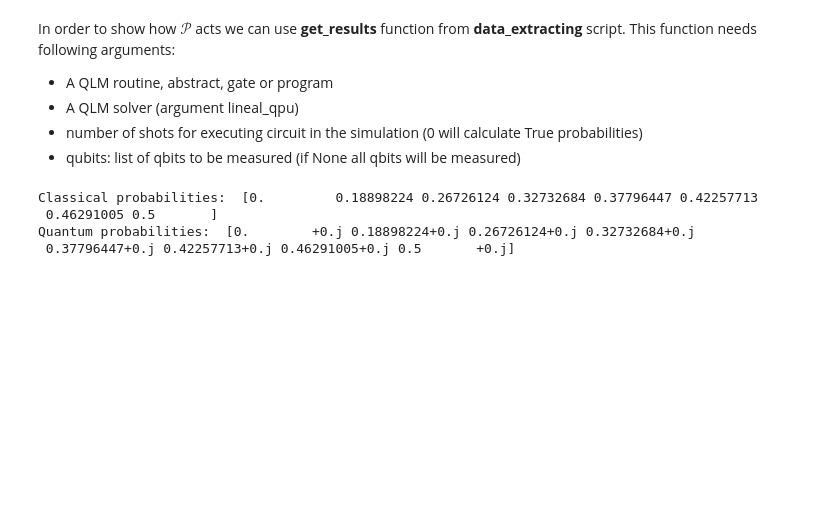
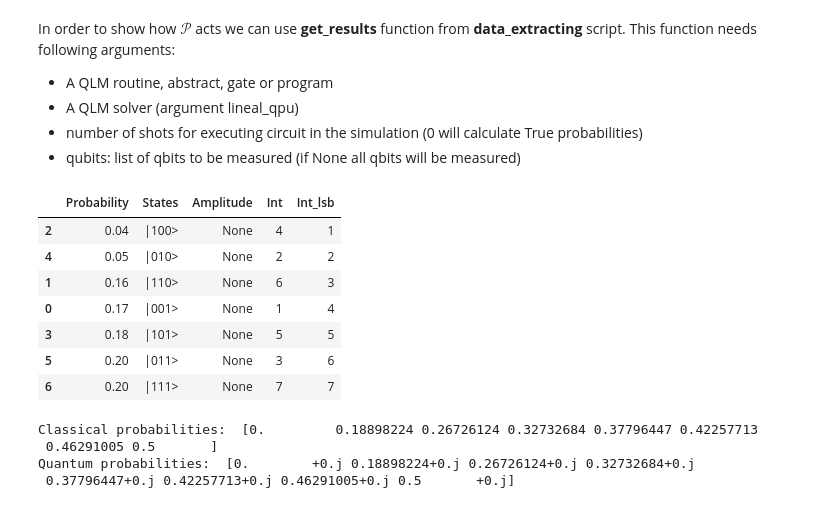
Before and after one commit to albertomanzano/QuantumComputing, a Jupyter notebook: notebooks/02_AmplitudeAmplification_Operators.ipynb, the cells around one changed output. Cells and saved outputs as stored; diff of their text form; code cells hidden in the pictures; blank space fills up the shorter version.

Commit message:
Notebook can work with the modification of get_results

```diff
--- a/notebooks/02_AmplitudeAmplification_Operators.ipynb
+++ b/notebooks/02_AmplitudeAmplification_Operators.ipynb
@@ -48,6 +48,16 @@ In order to show how $\mathcal{P}$ acts we can use **get_results** function from
 # %%
 results_loading, _, _, _ = get_results(probability_routine, linalg_qpu=linalg_qpu, shots=0)
 amplitudes_loading = results_loading["Amplitude"].values
+results_loading
+# %% [output]
+|  | Probability | States | Amplitude | Int | Int_lsb |
+| 2 | 0.04 | |100> | None | 4 | 1 |
+| 4 | 0.05 | |010> | None | 2 | 2 |
+| 1 | 0.16 | |110> | None | 6 | 3 |
+| 0 | 0.17 | |001> | None | 1 | 4 |
+| 3 | 0.18 | |101> | None | 5 | 5 |
+| 5 | 0.20 | |011> | None | 3 | 6 |
+| 6 | 0.20 | |111> | None | 7 | 7 |
 # %%
 print("Classical probabilities: ", np.sqrt(p))
 print("Quantum probabilities: ",amplitudes_loading)
```
